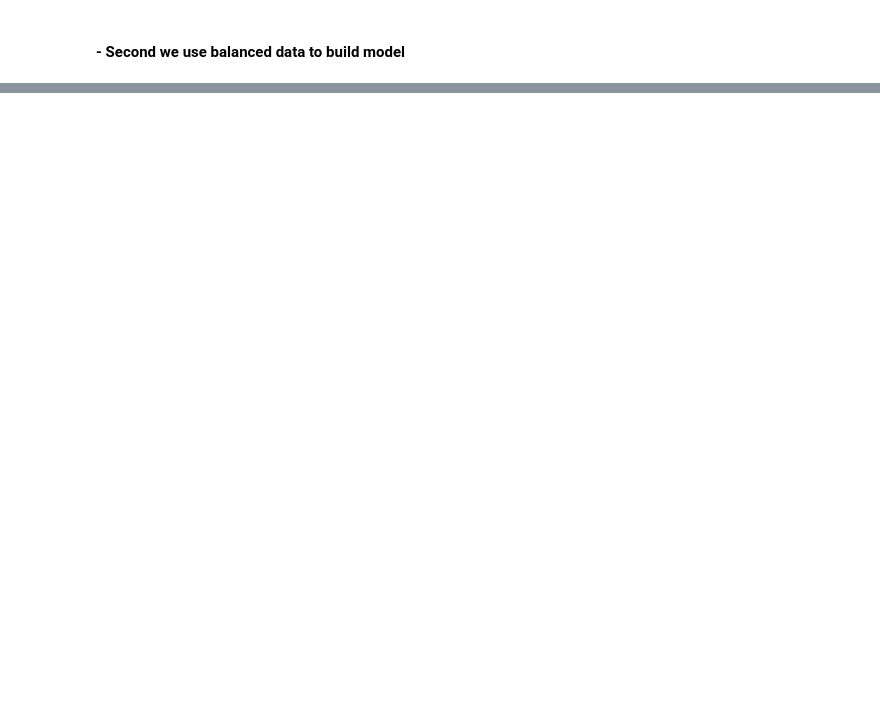
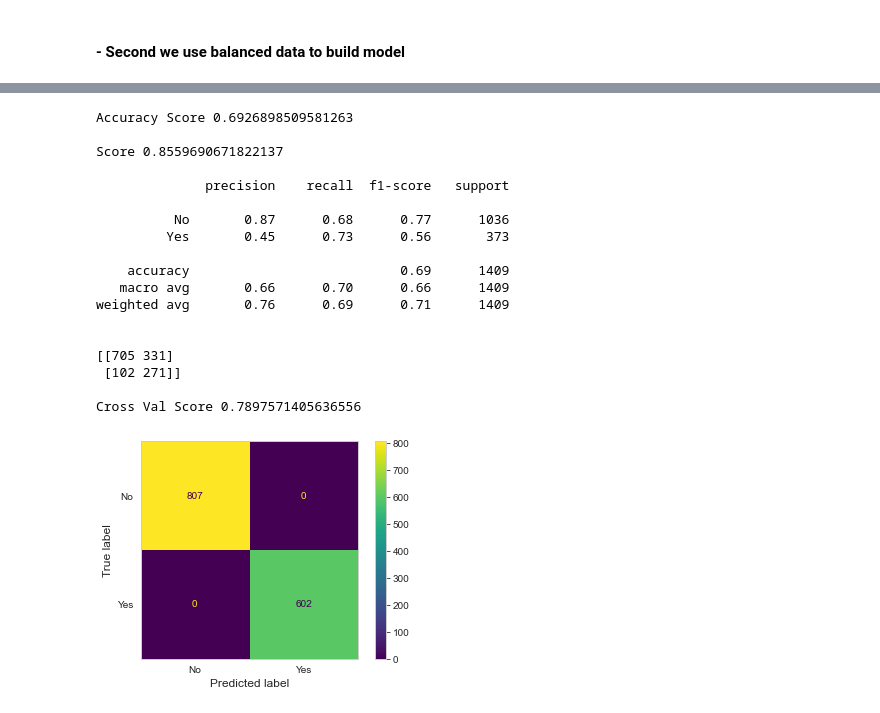
Before and after one commit to AgungYogaSetiawan/Predict-Churn-Customer, a Jupyter notebook: Predict Customer Churn.ipynb, the cells around one changed output, grey strips where cells are left out. Saved outputs shown, nothing was run; the diff lists cells and outputs as text; code cells hidden in the pictures; blank space fills up the shorter version.

```diff
--- a/Predict Customer Churn.ipynb
+++ b/Predict Customer Churn.ipynb
@@ -993,0 +1064,35 @@ See Full Dataframe in Mito
+# %%
+# KNeighborsClassifier
+model_knn = KNeighborsClassifier(n_neighbors=5)
+model_knn.fit(X_train_smote, y_train_smote)
+y_pred = model_knn.predict(X_test)
+knn_acc = accuracy_score(y_test, y_pred)
+knn_cv = cross_val_score(model_knn, X_train_smote, y_train_smote, cv=5)
+print(f"Accuracy Score {knn_acc}",'\n')
+print(f"Score {model_knn.score(X_train_smote, y_train_smote)}",'\n')
+print(classification_report(y_test, y_pred),'\n')
+print(confusion_matrix(y_test, y_pred),'\n')
+print(f"Cross Val Score {knn_cv.mean()}",'\n')
+plot_confusion_matrix(model_knn, X_test, y_pred)
+plt.grid(None)
+plt.show()
+# %% [output]
+Accuracy Score 0.6926898509581263
+
+Score 0.8559690671822137
+
+              precision    recall  f1-score   support
+
+          No       0.87      0.68      0.77      1036
+         Yes       0.45      0.73      0.56       373
+
+    accuracy                           0.69      1409
+   macro avg       0.66      0.70      0.66      1409
+weighted avg       0.76      0.69      0.71      1409
+
+
+[[705 331]
+ [102 271]]
+
+Cross Val Score 0.7897571405636556
+[figure, added]
```
Also changed, not shown: parts of 17 cells of this notebook.
